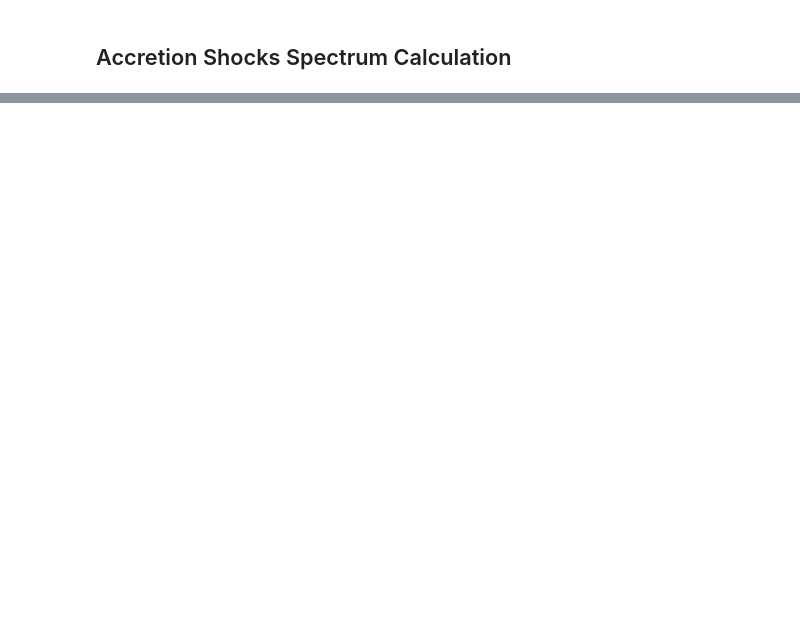
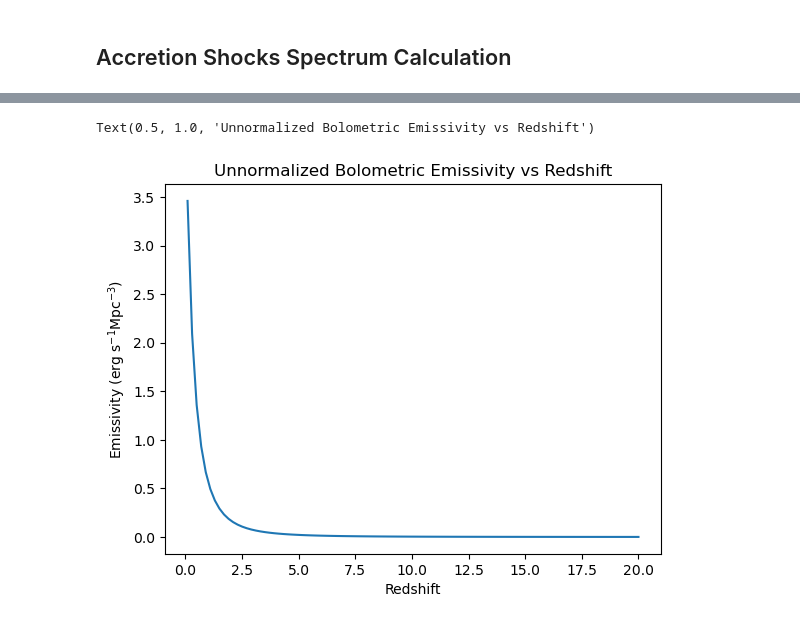
Before and after one commit to ysvaditya05/Galaxy-Formation, a Jupyter notebook: Notebooks/Alternat_XRaySources.ipynb, the cells around one changed output, grey strips where cells are left out. Drawn from its saved outputs; the diff is of its cells as text; code cells hidden in the pictures; blank space fills up the shorter version.

Commit message:
Accretion Shocks and QSO Emissivities Preliminary Calc

```diff
--- a/Notebooks/Alternat_XRaySources.ipynb
+++ b/Notebooks/Alternat_XRaySources.ipynb
@@ -375,0 +256,31 @@ def N_e_acc(N_e0_acc_arr, gamma_min_val, gamma_max_val):
+# %%
+def accretion_emissivityPerEnergy(E, z): #Unnormalized accretion emissivity per unit energy
+    return E ** (-1) / (1 + z) ** 3
+# %%
+gamma_min = 10 ** 2 #Least upscattering gamma
+gamma_max = 10 ** 3 #Highest upscattering gamma
+
+def Initial_CMB_energy(z): #CMB photon energy before upscattering event
+    T_0 = 2.725 #K
+    k_B = 1.38 * 10 ** (-16) #erg/K
+    E_mean_0 = 2.701 * k_B * T_0 #Mean CMB energy today in erg
+    return E_mean_0 * (1 + z)
+
+z_in = 6 #Upscattering redshift
+
+Initial_CMB_energy_val = Initial_CMB_energy(z_in)
+
+def Upscattered_Energy(Initial_Energy, Gamma_val): #CMB photon energy after IC Upscattering
+    return 4 / 3 * Gamma_val ** 2 * Initial_Energy
+
+E_min = Upscattered_Energy(Initial_CMB_energy_val, gamma_min) #Upscattered energy corresponding to gamma_min
+E_max = Upscattered_Energy(Initial_CMB_energy_val, gamma_max) #Upscattered energy corresponding to gamma_max
+# %%
+E_integration_range = np.linspace(E_min, E_max, 1000) #Defining integration range from E_min to E_max
+
+#Integrating over the integration range
+EmPerEn_integral = np.array([
+    np.trapezoid(accretion_emissivityPerEnergy(E_integration_range, z),
+                 x=E_integration_range)
+    for z in z_range
+])
@@ -375,0 +296,9 @@ def N_e_acc(N_e0_acc_arr, gamma_min_val, gamma_max_val):
+# %%
+#Plotting the integral as a function of redshift
+plt.plot(z_range, EmPerEn_integral)
+plt.xlabel(r'Redshift')
+plt.ylabel(r'Emissivity (erg s$^{-1}$Mpc$^{-3}$)')
+plt.title(r'Unnormalized Bolometric Emissivity vs Redshift')
+# %% [output]
+Text(0.5, 1.0, 'Unnormalized Bolometric Emissivity vs Redshift')
+[figure, added]
```
Also changed, not shown: parts of 42 cells of this notebook.
